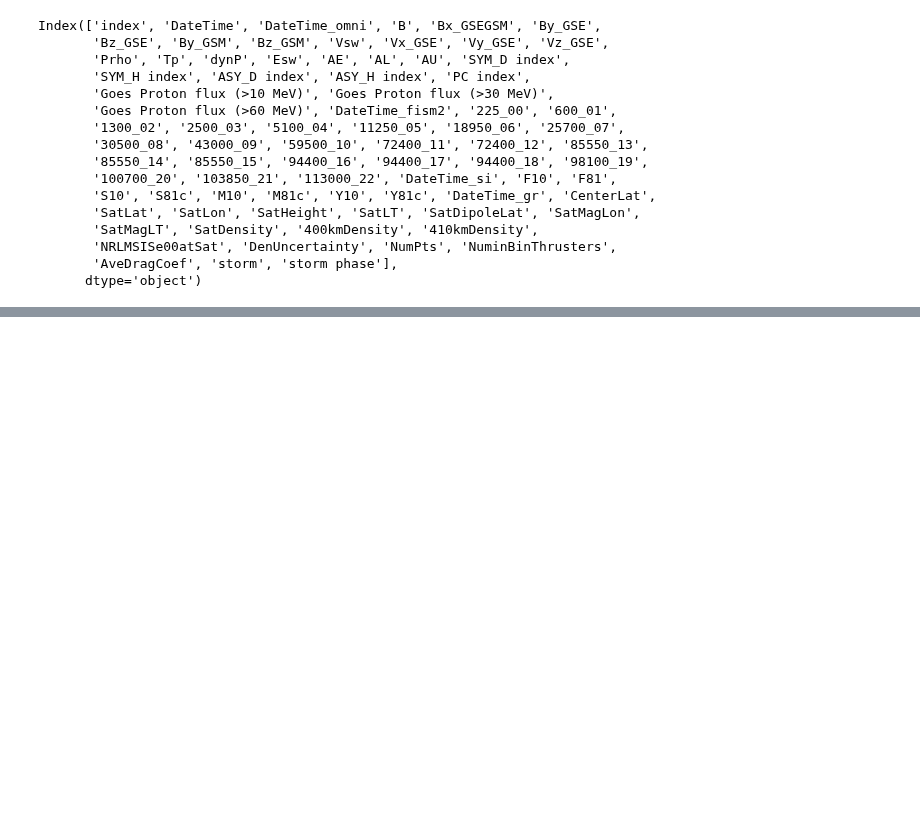
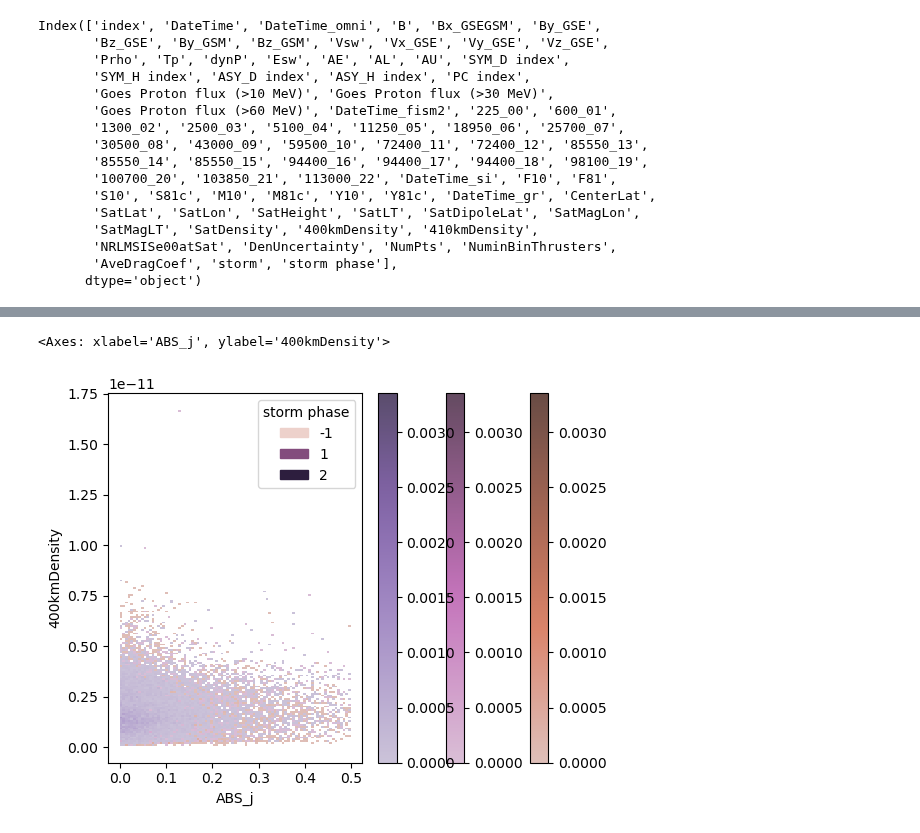
Before and after one commit to kylermurphy/SatDrag, a Jupyter notebook: Notebooks/Drag_AMP.ipynb, the cells around one changed output, grey strips where cells are left out. Saved outputs shown, nothing was run; the diff lists cells and outputs as text; code cells hidden in the pictures; blank space fills up the shorter version.

```diff
--- a/Notebooks/Drag_AMP.ipynb
+++ b/Notebooks/Drag_AMP.ipynb
@@ -146,0 +231,5 @@ amp_mlt[x]
+# %%
+sns.histplot(data=den_amp[den_amp['ABS_j']<0.5], x='ABS_j',y='400kmDensity',cbar=True, stat='probability', hue='storm phase')
+# %% [output]
+<Axes: xlabel='ABS_j', ylabel='400kmDensity'>
+[figure, added]
```
Also changed, not shown: parts of 22 cells of this notebook, 1 other file.
